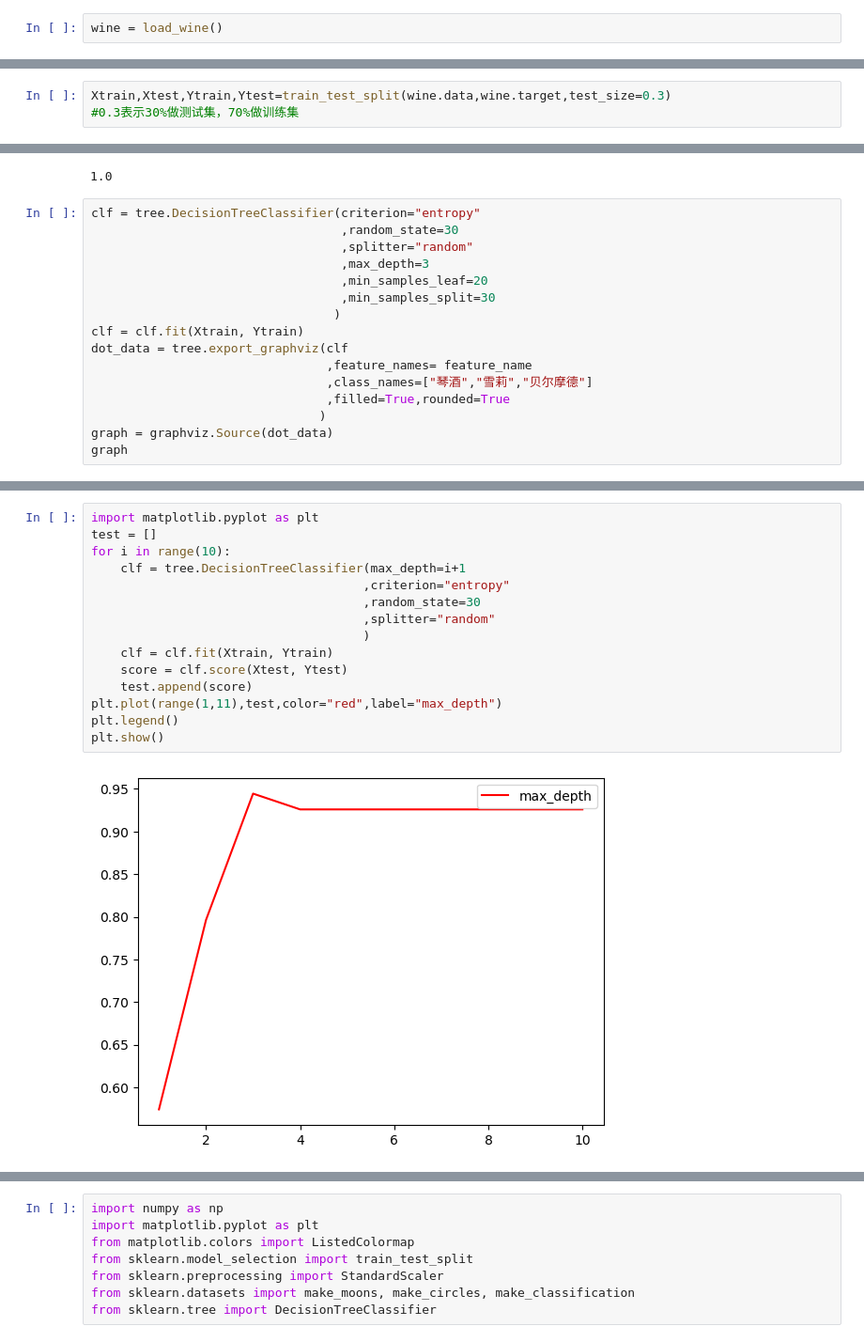
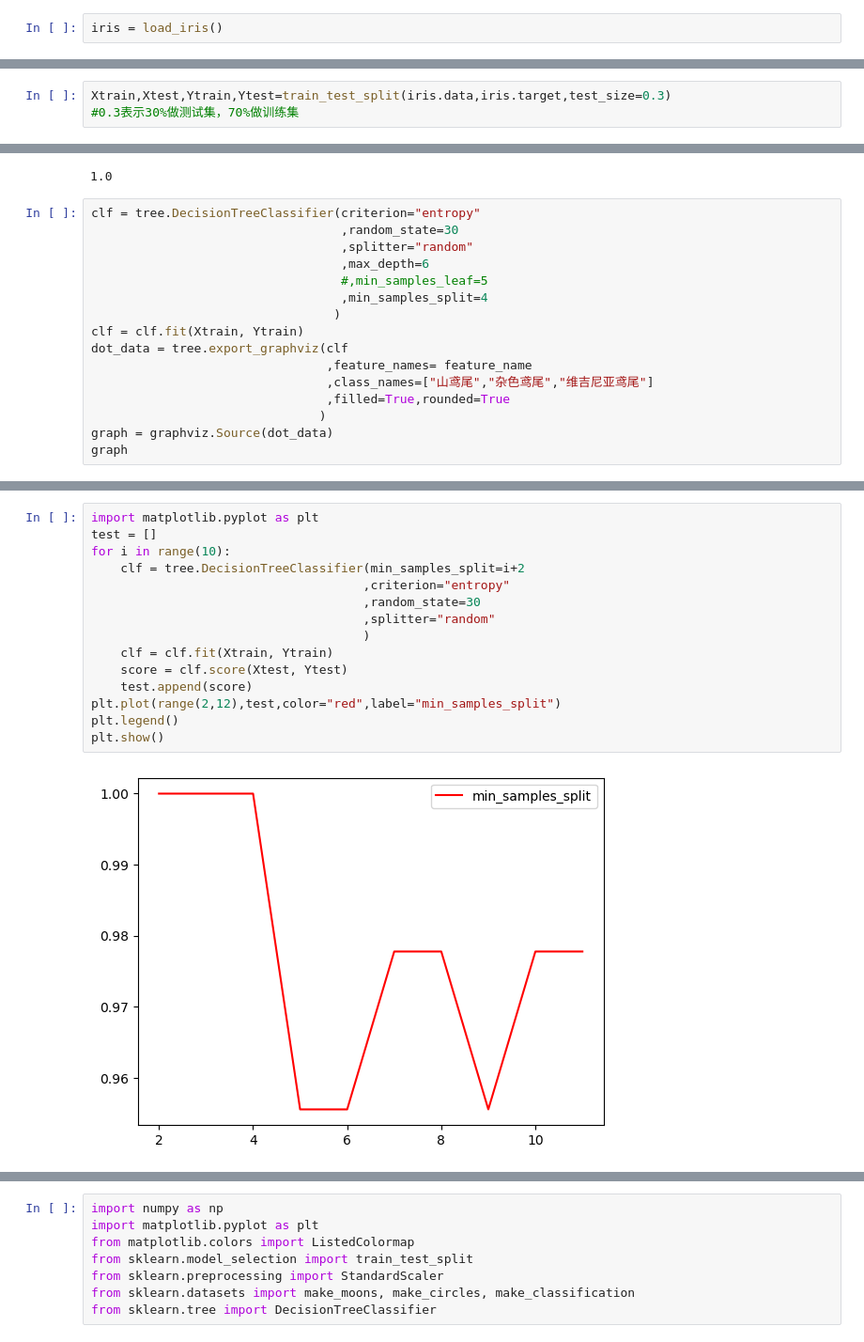
Before and after one commit to Vincy-w/SKLearn, a Jupyter notebook: jupyter/DecisionTree.ipynb, the cells around one changed output, grey strips where cells are left out. Shown at 94% size. Saved outputs shown, nothing was run; the diff lists cells and outputs as text.

```diff
--- a/jupyter/DecisionTree.ipynb
+++ b/jupyter/DecisionTree.ipynb
@@ -4,4 +5,4 @@ from sklearn.datasets import load_wine
 from sklearn.model_selection import train_test_split
 # %%
-wine = load_wine()
+iris = load_iris()
 # %%
@@ -60,5 +50,5 @@ array(['class_0', 'class_1', 'class_2'], dtype='<U7')
 # %%
-Xtrain,Xtest,Ytrain,Ytest=train_test_split(wine.data,wine.target,test_size=0.3)
+Xtrain,Xtest,Ytrain,Ytest=train_test_split(iris.data,iris.target,test_size=0.3)
 #0.3表示30%做测试集，70%做训练集
 # %%
 Xtrain.shape
@@ -152,14 +131,14 @@ score_train
 clf = tree.DecisionTreeClassifier(criterion="entropy"
                                   ,random_state=30
                                   ,splitter="random"
-                                  ,max_depth=3
-                                  ,min_samples_leaf=20
-                                  ,min_samples_split=30
+                                  ,max_depth=6
+                                  #,min_samples_leaf=5
+                                  ,min_samples_split=4
                                  )
 clf = clf.fit(Xtrain, Ytrain)
 dot_data = tree.export_graphviz(clf
                                 ,feature_names= feature_name
-                                ,class_names=["琴酒","雪莉","贝尔摩德"]
+                                ,class_names=["山鸢尾","杂色鸢尾","维吉尼亚鸢尾"]
                                 ,filled=True,rounded=True
                                )
 graph = graphviz.Source(dot_data)
@@ -173,20 +152,20 @@ clf.score(Xtest,Ytest)
 # %%
 import matplotlib.pyplot as plt
 test = []
 for i in range(10):
-    clf = tree.DecisionTreeClassifier(max_depth=i+1
+    clf = tree.DecisionTreeClassifier(min_samples_split=i+2
                                      ,criterion="entropy"
                                      ,random_state=30
                                      ,splitter="random"
                                      )
     clf = clf.fit(Xtrain, Ytrain)
     score = clf.score(Xtest, Ytest)
     test.append(score)
-plt.plot(range(1,11),test,color="red",label="max_depth")
+plt.plot(range(2,12),test,color="red",label="min_samples_split")
 plt.legend()
 plt.show()
 # %% [output]
-[figure, old version]
+[figure, new version]
 # %%
 #apply返回每个测试样本所在的叶子节点的索引
 clf.apply(Xtest)
```
Also changed, not shown: parts of 19 cells of this notebook, 2 other files.
